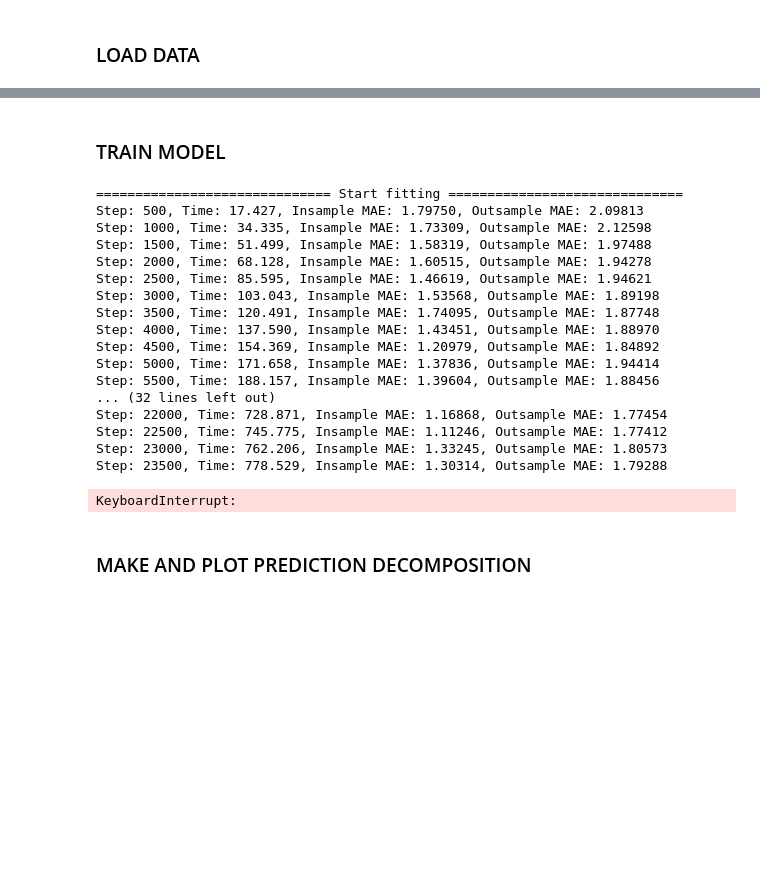
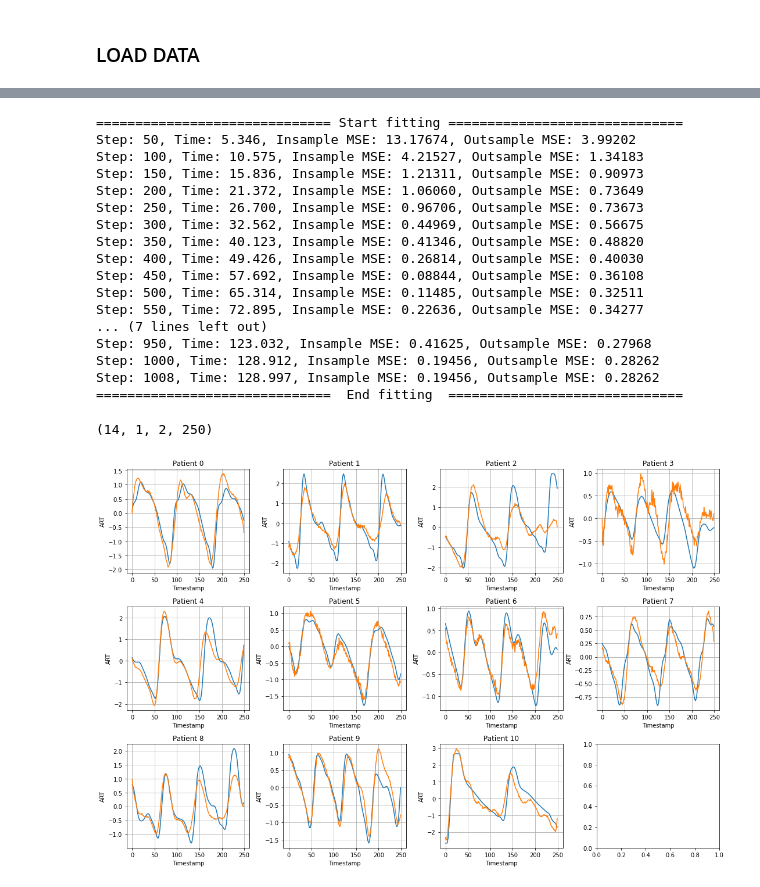
Before and after one commit to Nixtla/Nixtla, a Jupyter notebook: nbs/models_nbeats__nbeats.ipynb, the cells around one changed output, grey strips where cells are left out. Drawn from its saved outputs; the diff is of its cells as text; code cells hidden in the pictures; blank space fills up the shorter version.

```diff
--- a/nbs/models_nbeats__nbeats.ipynb
+++ b/nbs/models_nbeats__nbeats.ipynb
@@ -781,0 +770,16 @@ dtype: object
+# %%
+train_ts_dataset, validation_ts_dataset, scaler_y = create_datasets(mc=mc, Y_df=Y_train_df, X_df=None, S_df=None, ds_in_test=horizon, shuffle_outsample=False)
+train_ts_loader, val_ts_loader = instantiate_loaders(mc=mc, train_ts_dataset=train_ts_dataset, outsample_ts_dataset=validation_ts_dataset)
+
+test_ts_loader = TimeSeriesLoader(ts_dataset=test_ts_dataset,
+                                    model=mc['model'],
+                                    window_sampling_limit=int(mc['window_sampling_limit']),
+                                    input_size=int(mc['input_size_multiplier']*mc['output_size']),
+                                    output_size=int(mc['output_size']),
+                                    idx_to_sample_freq=mc['val_idx_to_sample_freq'],
+                                    len_sample_chunks=mc['len_sample_chunks'],
+                                    batch_size=1,
+                                    n_series_per_batch=mc['n_series_per_batch'],
+                                    complete_inputs=mc['complete_inputs'],
+                                    complete_sample=mc['complete_sample'],
+                                    shuffle=False)
@@ -862,27 +821,21 @@ WARNING:root:Batch size will be ignored (shuffle=False). All windows constructed
-# %% [markdown]
-### TRAIN MODEL
 # %%
-model.fit(train_ts_loader=train_ts_loader,
-          val_ts_loader=val_ts_loader,
-          eval_freq=mc['eval_freq'])
+model.fit(train_ts_loader=train_ts_loader, val_ts_loader=val_ts_loader, verbose=True,
+                eval_freq=mc['eval_freq'])
 # %% [output]
 ============================== Start fitting ==============================
-Step: 500, Time: 17.427, Insample MAE: 1.79750, Outsample MAE: 2.09813
-Step: 1000, Time: 34.335, Insample MAE: 1.73309, Outsample MAE: 2.12598
-Step: 1500, Time: 51.499, Insample MAE: 1.58319, Outsample MAE: 1.97488
-Step: 2000, Time: 68.128, Insample MAE: 1.60515, Outsample MAE: 1.94278
-Step: 2500, Time: 85.595, Insample MAE: 1.46619, Outsample MAE: 1.94621
-Step: 3000, Time: 103.043, Insample MAE: 1.53568, Outsample MAE: 1.89198
-Step: 3500, Time: 120.491, Insample MAE: 1.74095, Outsample MAE: 1.87748
-Step: 4000, Time: 137.590, Insample MAE: 1.43451, Outsample MAE: 1.88970
-Step: 4500, Time: 154.369, Insample MAE: 1.20979, Outsample MAE: 1.84892
-Step: 5000, Time: 171.658, Insample MAE: 1.37836, Outsample MAE: 1.94414
-Step: 5500, Time: 188.157, Insample MAE: 1.39604, Outsample MAE: 1.88456
-... (32 lines left out)
-Step: 22000, Time: 728.871, Insample MAE: 1.16868, Outsample MAE: 1.77454
-Step: 22500, Time: 745.775, Insample MAE: 1.11246, Outsample MAE: 1.77412
-Step: 23000, Time: 762.206, Insample MAE: 1.33245, Outsample MAE: 1.80573
-Step: 23500, Time: 778.529, Insample MAE: 1.30314, Outsample MAE: 1.79288
+Step: 50, Time: 5.346, Insample MSE: 13.17674, Outsample MSE: 3.99202
+Step: 100, Time: 10.575, Insample MSE: 4.21527, Outsample MSE: 1.34183
+Step: 150, Time: 15.836, Insample MSE: 1.21311, Outsample MSE: 0.90973
+Step: 200, Time: 21.372, Insample MSE: 1.06060, Outsample MSE: 0.73649
+Step: 250, Time: 26.700, Insample MSE: 0.96706, Outsample MSE: 0.73673
+Step: 300, Time: 32.562, Insample MSE: 0.44969, Outsample MSE: 0.56675
+Step: 350, Time: 40.123, Insample MSE: 0.41346, Outsample MSE: 0.48820
+Step: 400, Time: 49.426, Insample MSE: 0.26814, Outsample MSE: 0.40030
+Step: 450, Time: 57.692, Insample MSE: 0.08844, Outsample MSE: 0.36108
+Step: 500, Time: 65.314, Insample MSE: 0.11485, Outsample MSE: 0.32511
+Step: 550, Time: 72.895, Insample MSE: 0.22636, Outsample MSE: 0.34277
+... (7 lines left out)
+Step: 950, Time: 123.032, Insample MSE: 0.41625, Outsample MSE: 0.27968
+Step: 1000, Time: 128.912, Insample MSE: 0.19456, Outsample MSE: 0.28262
+Step: 1008, Time: 128.997, Insample MSE: 0.19456, Outsample MSE: 0.28262
+==============================  End fitting  ==============================
-KeyboardInterrupt:
-# %% [markdown]
-### MAKE AND PLOT PREDICTION DECOMPOSITION
@@ -998,0 +842,20 @@ plt.show()
+# %%
+y_true_test, y_hat_test, mask_test = model.predict(ts_loader=test_ts_loader, return_decomposition=False)
+# %%
+y_hat_test.shape
+# %% [output]
+(14, 1, 2, 250)
+# %%
+fig, ax = plt.subplots(nrows=3, ncols=4, figsize = (15,10))
+for i in range(12):
+    ax[i//4, i%4].plot(y_true_test[i, 0, 1, :])
+    ax[i//4, i%4].plot(y_hat_test[i, 0, 1, :])
+    ax[i//4, i%4].grid(True)
+    ax[i//4, i%4].set_xlabel('Timestamp')
+    ax[i//4, i%4].set_ylabel('ART')
+    ax[i//4, i%4].set_title(f'Patient {i}')
+plt.tight_layout()
+#plt.savefig(f'./results/{feature}_{horizon}.pdf')
+plt.cla()
+# %% [output]
+[figure, added]
```
Also changed, not shown: parts of 13 cells of this notebook, 10 other files.
